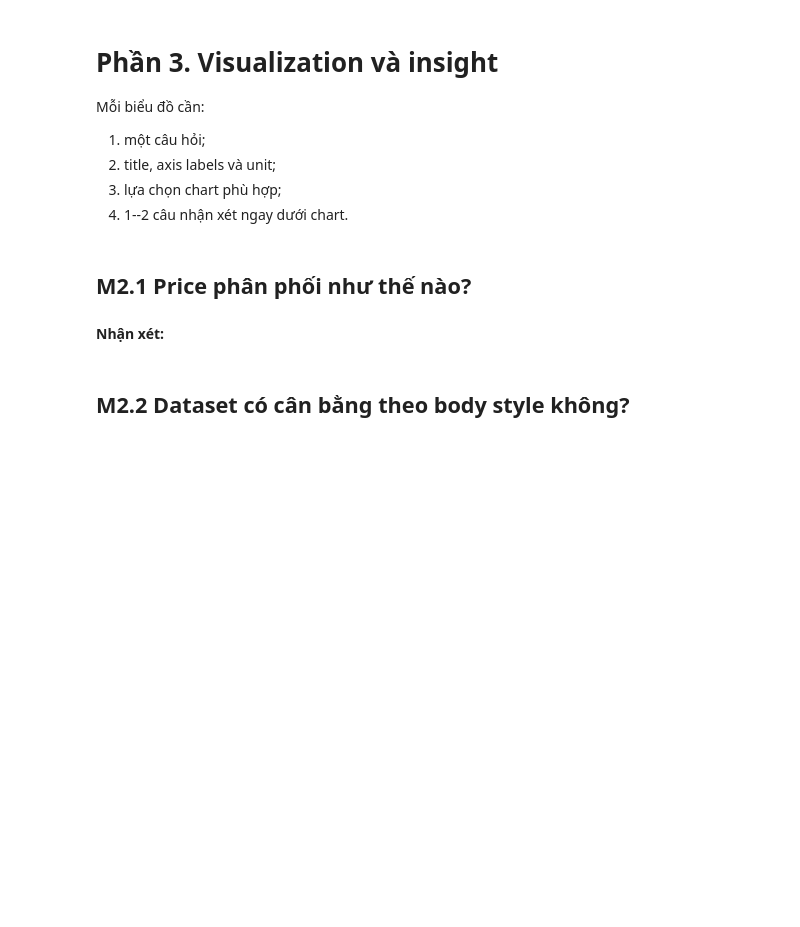
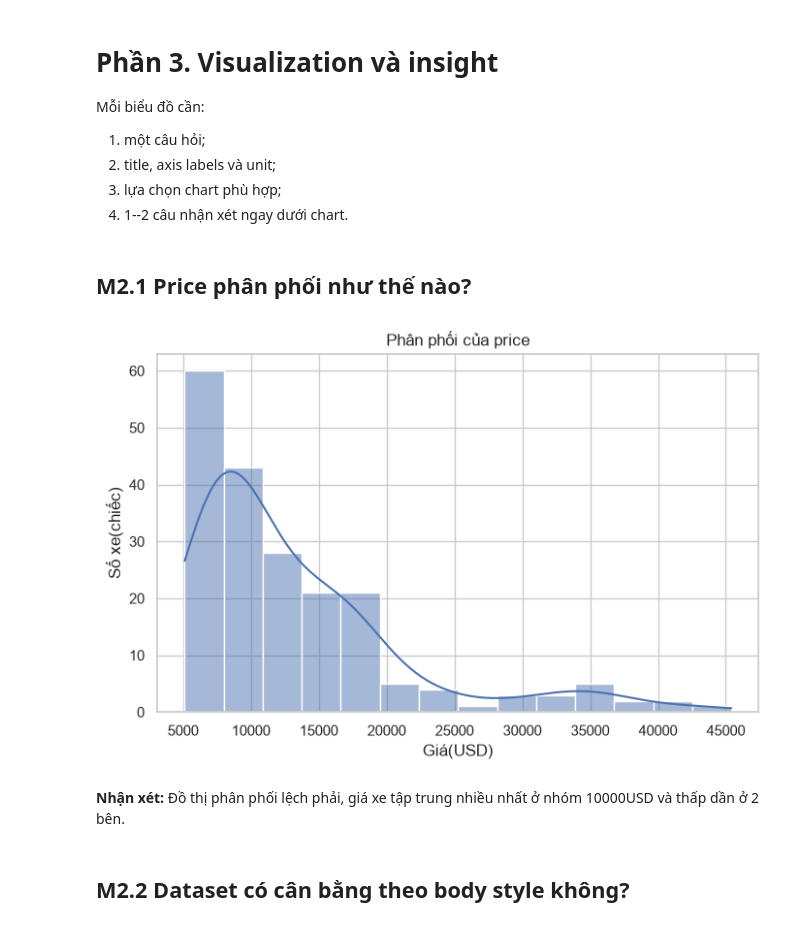
Before and after one commit to TNTruong196/mliot-pyml-2026-hw, a Jupyter notebook: week02/numpy-pandas-eda-hw/numpy_pandas_eda_hw.ipynb, the cells around one changed output. Drawn from its saved outputs; the diff is of its cells as text; code cells hidden in the pictures; blank space fills up the shorter version.

Commit message:
week02: complete numpy pandas eda homework

```diff
--- a/week02/numpy-pandas-eda-hw/numpy_pandas_eda_hw.ipynb
+++ b/week02/numpy-pandas-eda-hw/numpy_pandas_eda_hw.ipynb
@@ -217,6 +267,9 @@ Load dữ liệu sao cho dấu `?` vẫn là chuỗi để quan sát ảnh hư
 - `raw_missing_marker_count`: tổng số dấu `?`.
 # %%
 # TODO D1
-# raw_df = ...
-# raw_shape = ...
-# raw_missing_marker_count = ...
+raw_df = pd.read_csv(DATA_PATH)
+raw_shape = raw_df.shape
+raw_missing_marker_count = (raw_df=='?').sum().sum()
+print(raw_df.head(1))
+print(raw_shape)
+print(raw_missing_marker_count)
@@ -232,7 +303,9 @@ Load dữ liệu sao cho dấu `?` vẫn là chuỗi để quan sát ảnh hư
 NUMERIC_COLUMNS = ['symboling', 'normalized_losses', 'wheel_base', 'length', 'width', 'height', 'curb_weight', 'engine_size', 'bore', 'stroke', 'compression_ratio', 'horsepower', 'peak_rpm', 'city_mpg', 'highway_mpg', 'price']
 # %%
 # TODO D2
-# df_clean = ...
-# for column in NUMERIC_COLUMNS:
-#     ...
-# missing_by_column = ...
+df_clean = raw_df.replace('?',np.nan)
+for column in NUMERIC_COLUMNS:
+    df_clean[column]=pd.to_numeric(df_clean[column], errors='coerce')
+print(df_clean.head(1))
+missing_by_column = df_clean.isna().sum()
+print(missing_by_column)
@@ -263,8 +354,9 @@ sáu cột, sau đó chuyển sang `float64` NumPy array và chuẩn hóa theo f
 AUTO_FEATURES = ['curb_weight', 'engine_size', 'horsepower', 'city_mpg', 'highway_mpg', 'price']
 # %%
 # TODO D3
-# analysis_df = ...
-# X_auto = ...
-# auto_feature_mean = ...
-# auto_feature_std = ...
-# X_auto_scaled = ...
+analysis_df = df_clean[AUTO_FEATURES].dropna()
+X_auto = analysis_df.to_numpy(dtype='float64')
+auto_feature_mean = X_auto.mean(axis=0)
+auto_feature_std = X_auto.std(axis=0)
+X_auto_scaled = (X_auto-auto_feature_mean)/auto_feature_std
+print(X_auto_scaled)
@@ -305,8 +434,16 @@ Mỗi biểu đồ cần:
 ## M2.1 Price phân phối như thế nào?
 # %%
 # TODO M2.1: histogram/KDE của price
+sns.histplot(data=analysis_df, x='price', kde=True)
+plt.xlabel('Giá(USD)')
+plt.ylabel('Số xe(chiếc)')
+plt.title('Phân phối của price')
+plt.show()
+# %% [output]
+[figure, added]
 # %% [markdown]
-**Nhận xét:** <!-- 1--2 câu -->
+**Nhận xét:**
+Đồ thị phân phối lệch phải, giá xe tập trung nhiều nhất ở nhóm 10000USD và thấp dần ở 2 bên.
 # %% [markdown]
 ## M2.2 Dataset có cân bằng theo body style không?
 # %%
```
Also changed, not shown: parts of 24 cells of this notebook.
